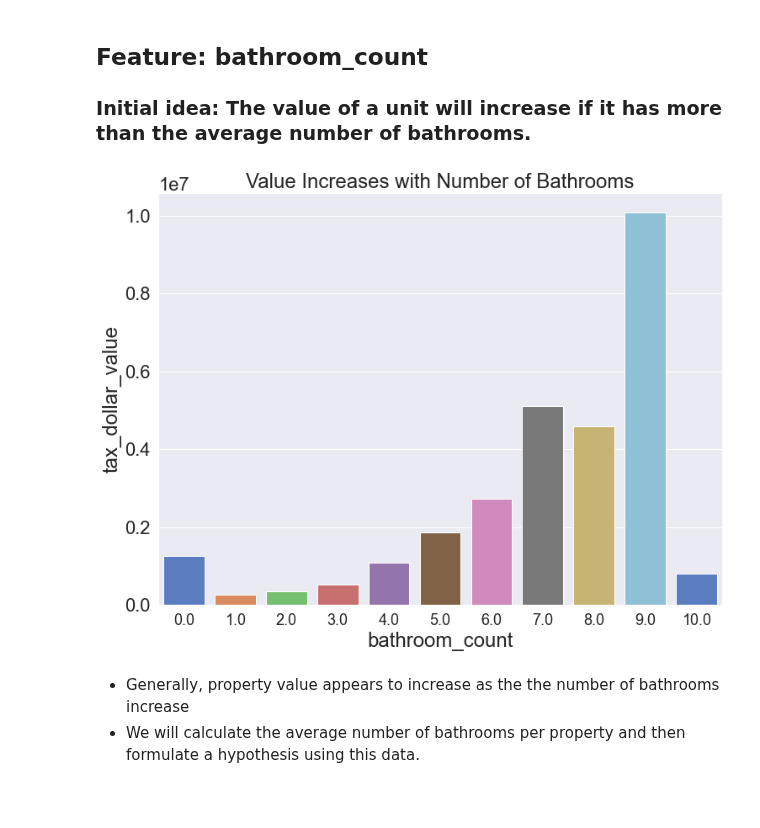
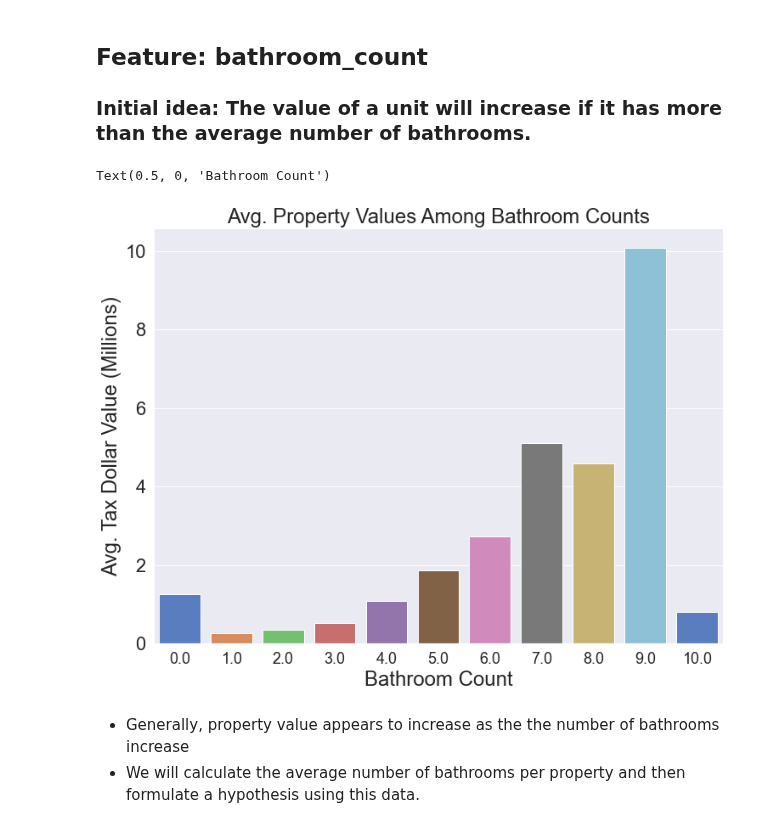
Before and after one commit to Zillow-sam-and-matt/Zillow, a Jupyter notebook: zillow_project_main_notebook.ipynb, the cells around one changed output. Cells and saved outputs as stored; diff of their text form; code cells hidden in the pictures; blank space fills up the shorter version.

```diff
--- a/zillow_project_main_notebook.ipynb
+++ b/zillow_project_main_notebook.ipynb
@@ -240,10 +244,13 @@ p = 0.004
 # %%
 # creating barplot of bathroom count vs tax dollar value
 plt.figure(figsize=(12,9))
-sns.barplot(x='bathroom_count',y='tax_dollar_value', data=train, ci=None, palette=('muted')).set_title("Value Increases with Number of Bathrooms")
+sns.barplot(x = 'bathroom_count',y = train['tax_dollar_value'] / 1000000, data = train, ci = None, palette = ('muted')).set_title("Avg. Property Values Among Bathroom Counts")
 sns.set(font_scale = 2)
+plt.ylabel('Avg. Tax Dollar Value (Millions)')
+plt.xlabel('Bathroom Count')
 # %% [output]
+Text(0.5, 0, 'Bathroom Count')
-[figure, old version]
+[figure, new version]
 # %% [markdown]
 - Generally, property value appears to increase as the the number of bathrooms increase
 - We will calculate the average number of bathrooms per property and then formulate a hypothesis using this data.
```
Also changed, not shown: parts of 13 cells of this notebook.
